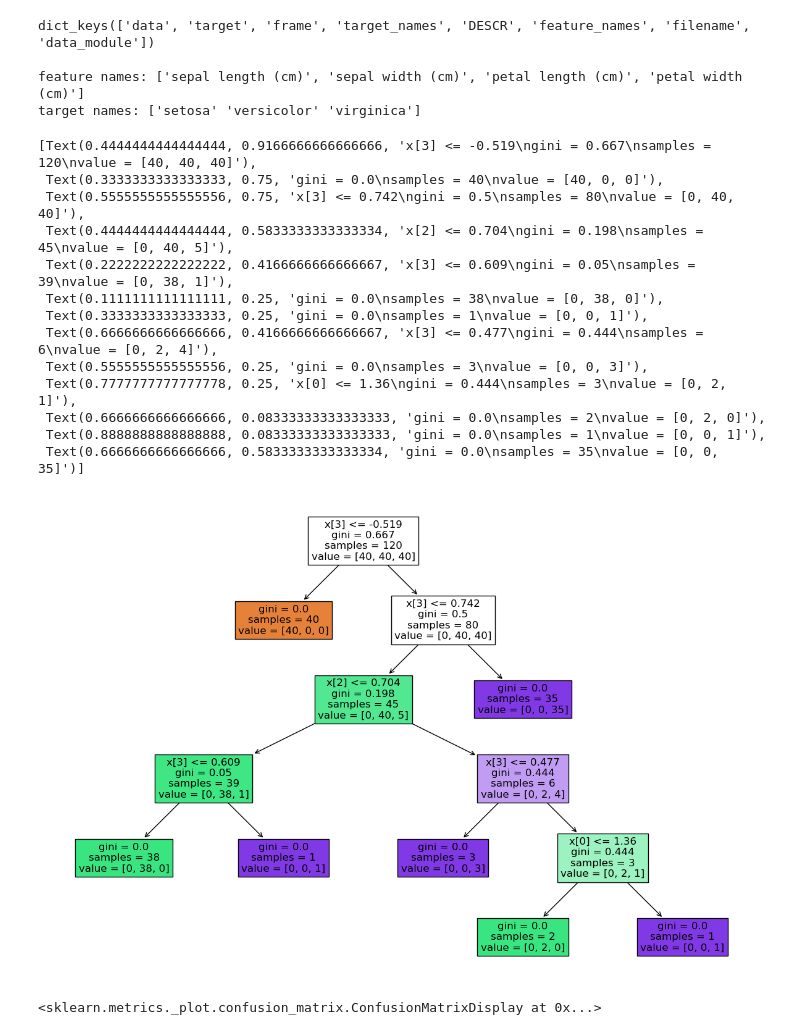
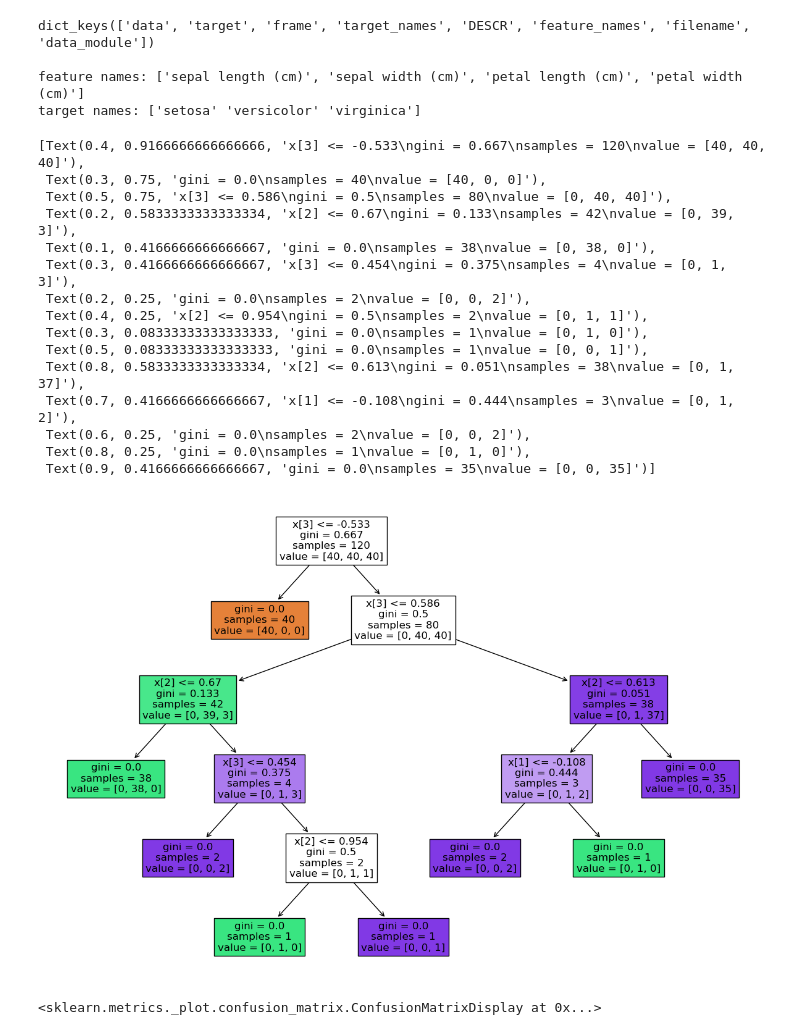
Before and after one commit to mirodriguezgal/MSc_Omics_Uvic_MachineLearning, a Jupyter notebook: 4_Basic_Supervised_Classification.ipynb, the cells around one changed output. Saved outputs shown, nothing was run; the diff lists cells and outputs as text; code cells hidden in the pictures.

```diff
--- a/4_Basic_Supervised_Classification.ipynb
+++ b/4_Basic_Supervised_Classification.ipynb
@@ -750,33 +730,34 @@ target names: ['setosa' 'versicolor' 'virginica']
 # %%
 from sklearn.tree import DecisionTreeClassifier
 from sklearn.tree import plot_tree
 
-X_train, X_test, y_train, y_test = train_test_split(X, y, test_size=0.2, stratify=y)
+X_train, X_test, y_train, y_test = train_test_split(X, y, test_size=0.2, stratify=y, random_state=42)
 scaler = StandardScaler()
 X_train = scaler.fit_transform(X_train)
 X_test = scaler.transform(X_test)
 
 decision_tree = DecisionTreeClassifier()
 decision_tree.fit(X_train, y_train)
-y_pred = decision_tree.predict(X_test)
 
 plt.figure(figsize=(15,10))
 plot_tree(decision_tree, fontsize=12, filled=True)
 # %% [output]
-[Text(0.4444444444444444, 0.9166666666666666, 'x[3] <= -0.519\ngini = 0.667\nsamples = 120\nvalue = [40, 40, 40]'),
- Text(0.3333333333333333, 0.75, 'gini = 0.0\nsamples = 40\nvalue = [40, 0, 0]'),
- Text(0.5555555555555556, 0.75, 'x[3] <= 0.742\ngini = 0.5\nsamples = 80\nvalue = [0, 40, 40]'),
- Text(0.4444444444444444, 0.5833333333333334, 'x[2] <= 0.704\ngini = 0.198\nsamples = 45\nvalue = [0, 40, 5]'),
- Text(0.2222222222222222, 0.4166666666666667, 'x[3] <= 0.609\ngini = 0.05\nsamples = 39\nvalue = [0, 38, 1]'),
- Text(0.1111111111111111, 0.25, 'gini = 0.0\nsamples = 38\nvalue = [0, 38, 0]'),
- Text(0.3333333333333333, 0.25, 'gini = 0.0\nsamples = 1\nvalue = [0, 0, 1]'),
- Text(0.6666666666666666, 0.4166666666666667, 'x[3] <= 0.477\ngini = 0.444\nsamples = 6\nvalue = [0, 2, 4]'),
- Text(0.5555555555555556, 0.25, 'gini = 0.0\nsamples = 3\nvalue = [0, 0, 3]'),
- Text(0.7777777777777778, 0.25, 'x[0] <= 1.36\ngini = 0.444\nsamples = 3\nvalue = [0, 2, 1]'),
- Text(0.6666666666666666, 0.08333333333333333, 'gini = 0.0\nsamples = 2\nvalue = [0, 2, 0]'),
- Text(0.8888888888888888, 0.08333333333333333, 'gini = 0.0\nsamples = 1\nvalue = [0, 0, 1]'),
- Text(0.6666666666666666, 0.5833333333333334, 'gini = 0.0\nsamples = 35\nvalue = [0, 0, 35]')]
+[Text(0.4, 0.9166666666666666, 'x[3] <= -0.533\ngini = 0.667\nsamples = 120\nvalue = [40, 40, 40]'),
+ Text(0.3, 0.75, 'gini = 0.0\nsamples = 40\nvalue = [40, 0, 0]'),
+ Text(0.5, 0.75, 'x[3] <= 0.586\ngini = 0.5\nsamples = 80\nvalue = [0, 40, 40]'),
+ Text(0.2, 0.5833333333333334, 'x[2] <= 0.67\ngini = 0.133\nsamples = 42\nvalue = [0, 39, 3]'),
+ Text(0.1, 0.4166666666666667, 'gini = 0.0\nsamples = 38\nvalue = [0, 38, 0]'),
+ Text(0.3, 0.4166666666666667, 'x[3] <= 0.454\ngini = 0.375\nsamples = 4\nvalue = [0, 1, 3]'),
+ Text(0.2, 0.25, 'gini = 0.0\nsamples = 2\nvalue = [0, 0, 2]'),
+ Text(0.4, 0.25, 'x[2] <= 0.954\ngini = 0.5\nsamples = 2\nvalue = [0, 1, 1]'),
+ Text(0.3, 0.08333333333333333, 'gini = 0.0\nsamples = 1\nvalue = [0, 1, 0]'),
+ Text(0.5, 0.08333333333333333, 'gini = 0.0\nsamples = 1\nvalue = [0, 0, 1]'),
+ Text(0.8, 0.5833333333333334, 'x[2] <= 0.613\ngini = 0.051\nsamples = 38\nvalue = [0, 1, 37]'),
+ Text(0.7, 0.4166666666666667, 'x[1] <= -0.108\ngini = 0.444\nsamples = 3\nvalue = [0, 1, 2]'),
+ Text(0.6, 0.25, 'gini = 0.0\nsamples = 2\nvalue = [0, 0, 2]'),
+ Text(0.8, 0.25, 'gini = 0.0\nsamples = 1\nvalue = [0, 1, 0]'),
+ Text(0.9, 0.4166666666666667, 'gini = 0.0\nsamples = 35\nvalue = [0, 0, 35]')]
-[figure, old version]
+[figure, new version]
 # %%
 from sklearn.metrics import confusion_matrix
 from sklearn.metrics import ConfusionMatrixDisplay
```
Also changed, not shown: parts of 11 cells of this notebook.
